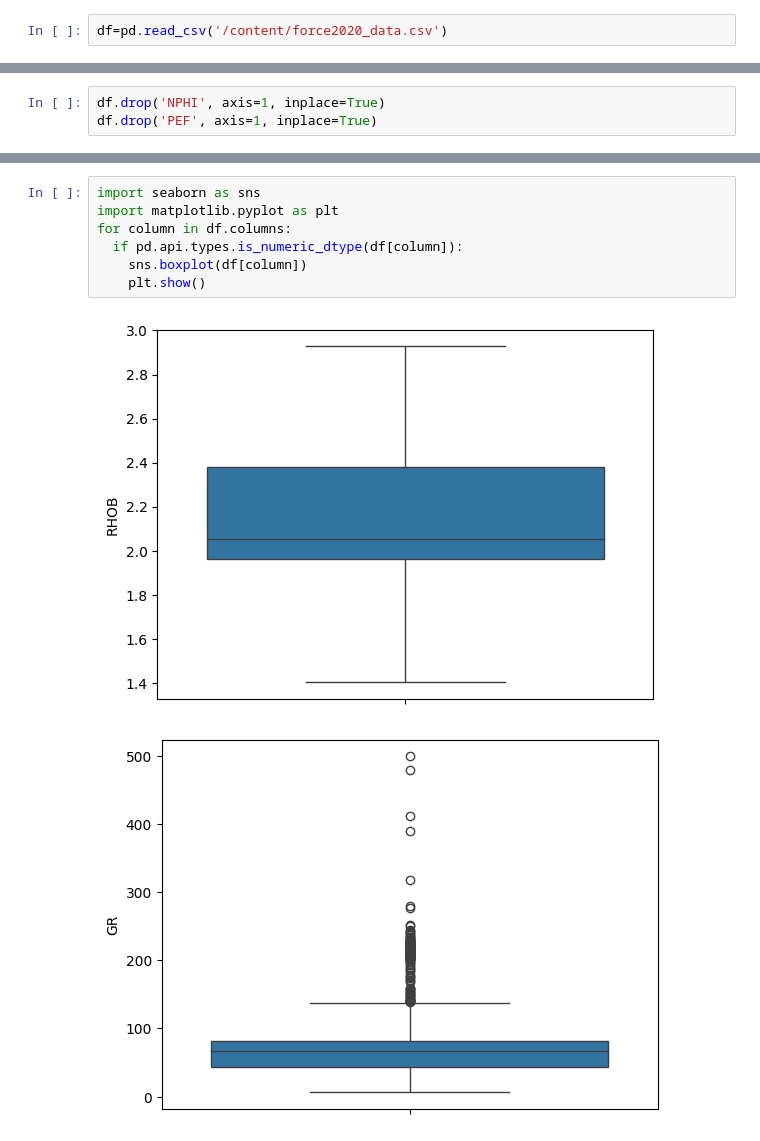
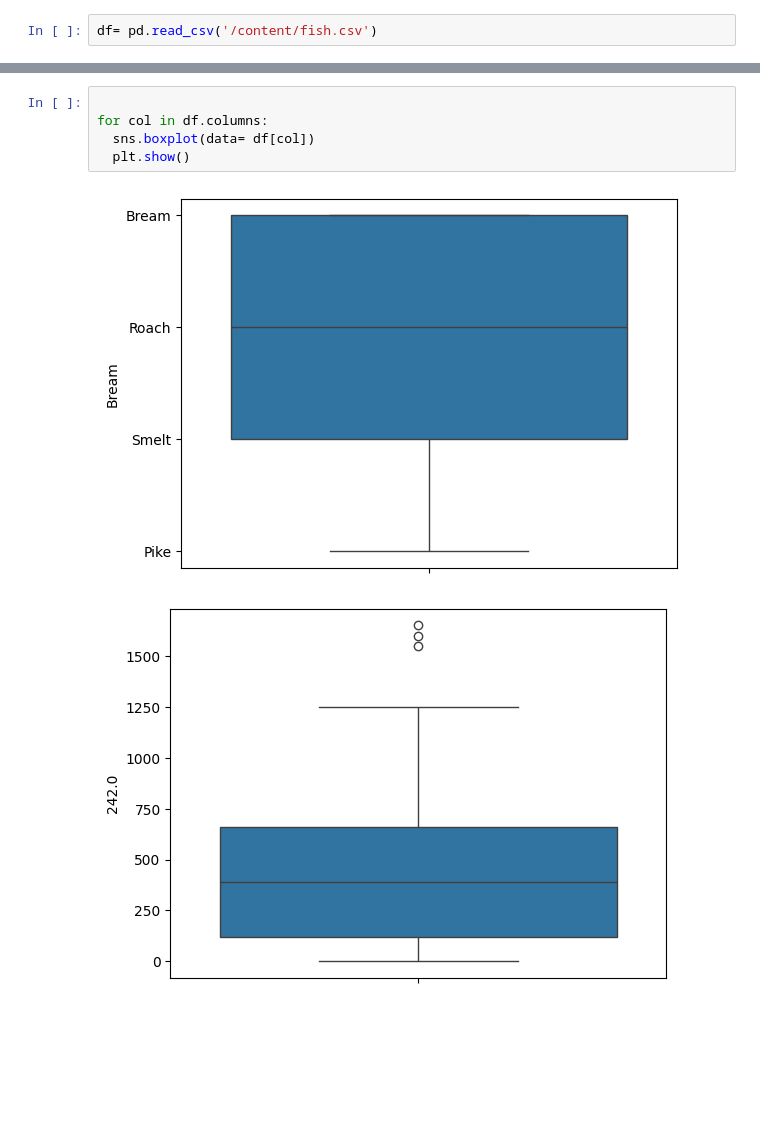
Before and after one commit to stephintoto/ICT-ASSIGNMENTS, a Jupyter notebook: unsup_daily.ipynb, the cells around one changed output, grey strips where cells are left out. Cells and saved outputs as stored; diff of their text form; blank space fills up the shorter version.

```diff
--- a/unsup_daily.ipynb
+++ b/unsup_daily.ipynb
@@ -6,5 +8,5 @@ import numpy as np
 import matplotlib.pyplot as plt
 import seaborn as sns
 # %%
-df=pd.read_csv('/content/force2020_data.csv')
+df= pd.read_csv('/content/fish.csv')
 # %%
@@ -35,3 +20,0 @@ dtype: int64
-# %%
-df.drop('NPHI', axis=1, inplace=True)
-df.drop('PEF', axis=1, inplace=True)
@@ -64,10 +21,8 @@ dtype: int64
 # %%
-import seaborn as sns
-import matplotlib.pyplot as plt
-for column in df.columns:
-  if pd.api.types.is_numeric_dtype(df[column]):
-    sns.boxplot(df[column])
-    plt.show()
+
+for col in df.columns:
+  sns.boxplot(data= df[col])
+  plt.show()
 # %% [output]
-[figure, old version]
+[figure, new version]
-[figure, old version]
+[figure, new version]
```
Also changed, not shown: parts of 17 cells of this notebook.
